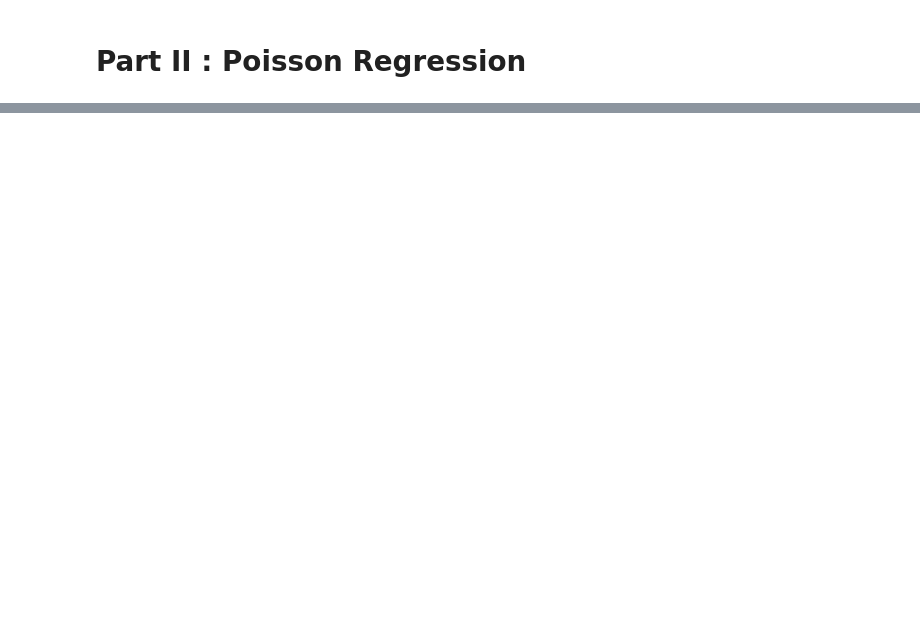
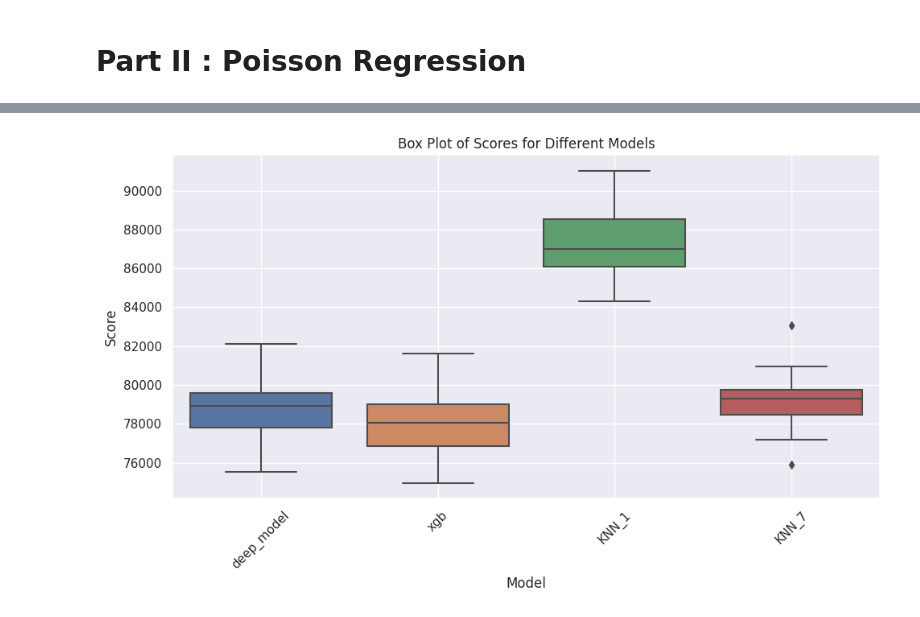
Before and after one commit to Oizys13/Uber-Pickups-Data-Analysis, a Jupyter notebook: uber-pickups-data-analysis-continued.ipynb, the cells around one changed output, grey strips where cells are left out. Drawn from its saved outputs; the diff is of its cells as text; code cells hidden in the pictures; blank space fills up the shorter version.

```diff
--- a/uber-pickups-data-analysis-continued.ipynb
+++ b/uber-pickups-data-analysis-continued.ipynb
@@ -345,9 +495,9 @@ print(test_sets_y[2].shape)
 # %%
 models_list = [deep_model,
 #                svr,
-#                xgb,
+               xgb,
                knn_1,
-               knn_5]
+               knn_7]
 scores = []
 for model in models_list:
     scm = []
@@ -356,6 +506,7 @@ for model in models_list:
         y_pred = model.predict(test_sets_x[i])
         y_pred = np.array(y_pred).reshape(-1,1)
 #         print(np.mean(np.square(y_pred - test_sets_y[i])))
-        scm.append(np.mean(np.square(y_pred - y_true)))
+#         scm.append(np.mean(chi_squared_distance(y_pred, y_true)))
+        scm.append(np.mean(np.square(y_pred - test_sets_y[i])))
 
     scores.append(scm)
@@ -362,4 +524,6 @@ for model in models_list:
 # %%
-print(scores)
-draw_boxplot(scores ,['deep_model', 'KNN_1', 'KNN_5'])
+# print(scores)
+draw_boxplot(scores ,['deep_model', 'xgb', 'KNN_1', 'KNN_7'])
+# %% [output]
+[figure, added]
 # %%
```
Also changed, not shown: parts of 23 cells of this notebook, 5 other files.
